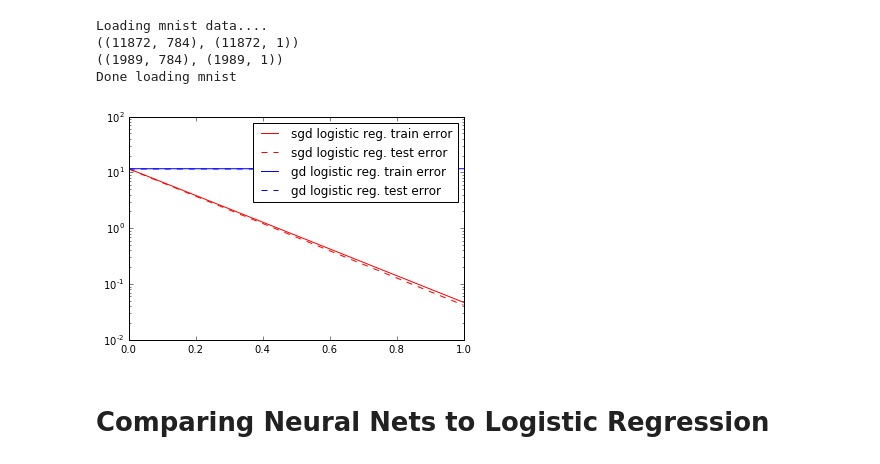
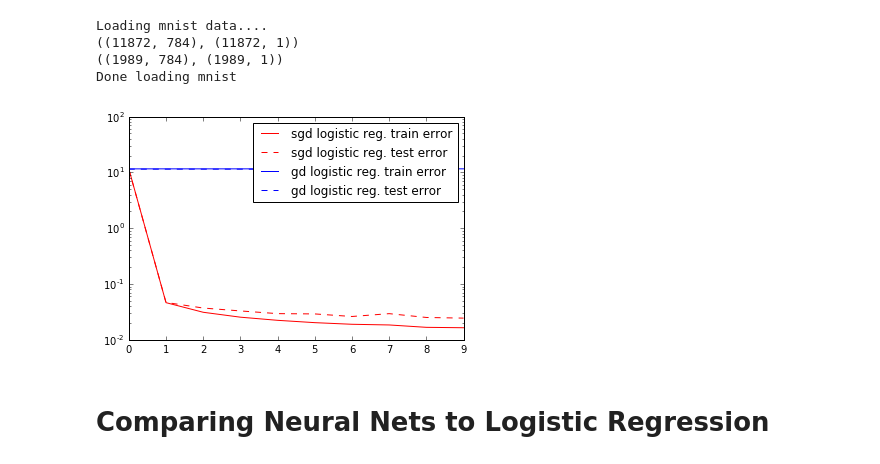
Before and after one commit to agnusmaximus/snippets, a Jupyter notebook: gd.ipynb, the cells around one changed output. Saved outputs shown, nothing was run; the diff lists cells and outputs as text; code cells hidden in the pictures.

```diff
--- a/gd.ipynb
+++ b/gd.ipynb
@@ -172,14 +172,14 @@ d = 20;
 n = 2000;
 n_test = 100;
 X, y, X_test, y_test = GenerateGaussianLogisticRegressionDataset(n, d, n_test, sparsity=.8)
-T = 200
+T = 10
 
 # Initial models for both sgd and gd are the same
 gd_w = np.mat(np.random.rand(d,1))
 sgd_w = gd_w
 
 def hyp(theta, x):
-    r = float(1 / (1 + np.exp(-x.dot(theta))))
+    r = float(1 / float(1 + np.exp(-x.dot(theta))))
     if r == 0:
         return 1e-10
     if r == 1:
@@ -286,24 +286,24 @@ Done loading mnist
 # %%
 # Initial models for both sgd and gd are the same
 gd_w = np.mat(np.random.rand(784,1))
 sgd_w = gd_w
-T = 2
+T = 10
 
 sgd_train_losses, sgd_test_losses, sgd_w = SGD(X_mnist, y_mnist, X_test_mnist, y_test_mnist, sgd_w,
                                        GradientAtDatapointLogReg, ComputeLossLogReg,
                                        n_iters=T, sgd_gamma=.005)
 gd_train_losses, gd_test_losses, gd_w = GD(X_mnist, y_mnist, X_test_mnist, y_test_mnist, gd_w,
                                     ComputeGradientLogReg, ComputeLossLogReg,
                                     n_iters=T, gd_gamma=.005)
 
 plt.semilogy(range(T), sgd_train_losses, 'r-', label="sgd logistic reg. train error")
 plt.semilogy(range(T), sgd_test_losses, '--r', label="sgd logistic reg. test error")
 plt.semilogy(range(T), gd_train_losses, 'b-', label="gd logistic reg. train error")
 plt.semilogy(range(T), gd_test_losses, '--b', label="gd logistic reg. test error")
 plt.legend(loc="upper right")
 plt.show();
 # %% [output]
-[figure, old version]
+[figure, new version]
 # %% [markdown]
 # Comparing Neural Nets to Logistic Regression
 # %%
```
Also changed, not shown: parts of 2 cells of this notebook.
